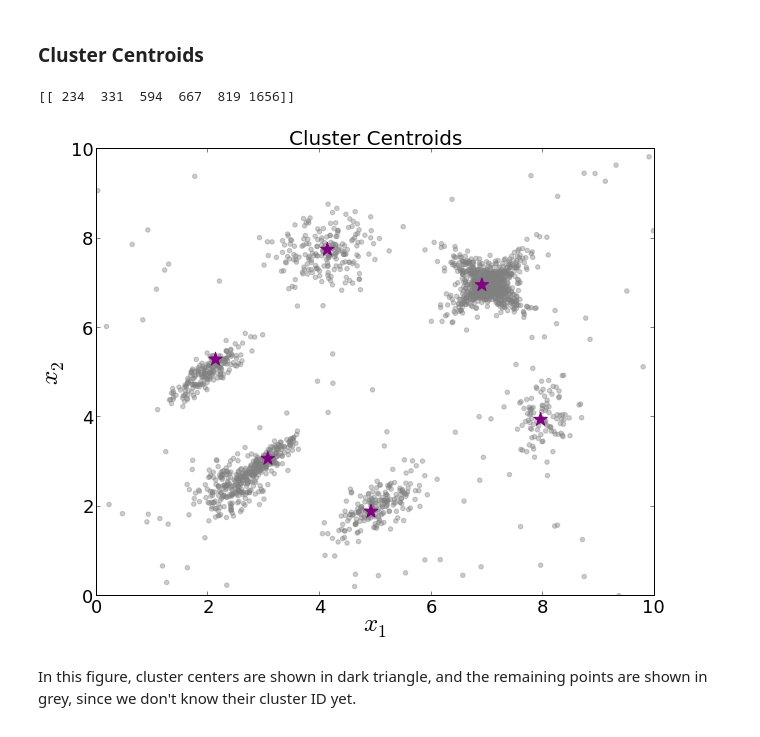
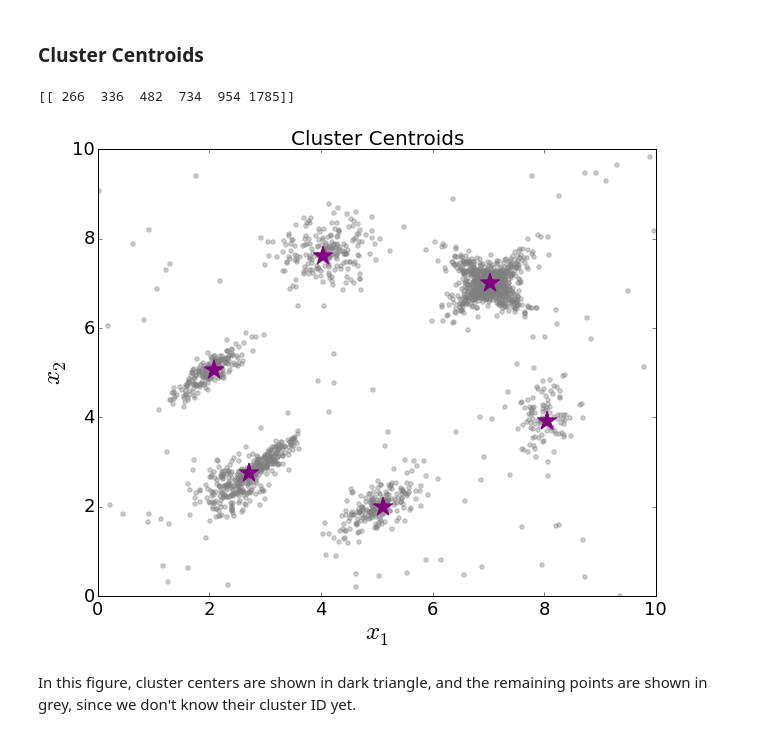
Before and after one commit to vmirly/DataScience, a Jupyter notebook: clustering/densityPeak_clustering.ipynb, the cells around one changed output. Cells and saved outputs as stored; diff of their text form; code cells hidden in the pictures.

Commit message:
density peak clustering

```diff
--- a/clustering/densityPeak_clustering.ipynb
+++ b/clustering/densityPeak_clustering.ipynb
@@ -129,6 +129,6 @@ def cal_density(d, dc=0.1):
 
     return (den_arr)
 
-den_arr = cal_density(d[:,0:2], 0.1)
+den_arr = cal_density(d[:,0:2], 0.5)
 print(max(den_arr))
 # %% [output]
@@ -149,10 +149,7 @@ def cal_minDist2Peaks(d, den):
             max_pdist = max(max_pdist, dist_ij)
             if den_arr[i] < den_arr[j]:
                 mdist_i = min(mdist_i, dist_ij)
-            elif den_arr[j] < den_arr[i]:
-                mdist2peaks[j] = min(mdist2peaks[j], dist_ij)
-            elif den_arr[j] == den_arr[i]:
-                mdist_i = min(mdist_i, dist_ij)
+            elif den_arr[j] <= den_arr[i]:
                 mdist2peaks[j] = min(mdist2peaks[j], dist_ij)
         mdist2peaks[i] = mdist_i
 
@@ -216,42 +213,45 @@ plot_decisionGraph(den_arr, mdist2peaks, 1.7)
 # %%
 ## points with highest density and distance to other high-density points
 
+thresh = 1.0
+centroids = np.argwhere((mdist2peaks > thresh) & (den_arr>1)).flatten()
+
 print(centroids.reshape(1, centroids.shape[0]))
 # %% [output]
-[[ 234  331  594  667  819 1656]]
+[[ 266  336  482  734  954 1785]]
 # %%
 %matplotlib inline
 
 plt.figure(figsize=(10,8))
 
 d_centers = d[centroids,:]
 
 for clustId,color in zip(range(0,7),('grey', 'blue', 'red', 'green', 'purple', 'orange', 'brown')):
     plt.scatter(x=d[:,0][d[:,2] == clustId],
                 y=d[:,1][d[:,2] == clustId],
                 color='grey',
                 marker='o',
                 alpha=0.4
                 )
     # plot the cluster centroids
     plt.scatter(x=d_centers[:,0][d_centers[:,2] == clustId],
                 y=d_centers[:,1][d_centers[:,2] == clustId],
                 color='purple',
                 marker='*',
-                s=200,
+                s=400,
                 alpha=1.0
                 )
 plt.title('Cluster Centroids', size=20)
 plt.xlabel('$x_1$', size=25)
 plt.ylabel('$x_2$', size=25)
 
 plt.tick_params(axis='both', which='major', labelsize=18)
 plt.xlim(xmin=0, xmax=10)
 plt.ylim(ymin=0, ymax=10)
 
 plt.show()
 # %% [output]
-[figure, old version]
+[figure, new version]
 # %% [markdown]
 In this figure, cluster centers are shown in dark triangle, and the remaining points are shown in grey, since we don't know their cluster ID yet.
 # %% [markdown]
```
Also changed, not shown: parts of 4 cells of this notebook.
